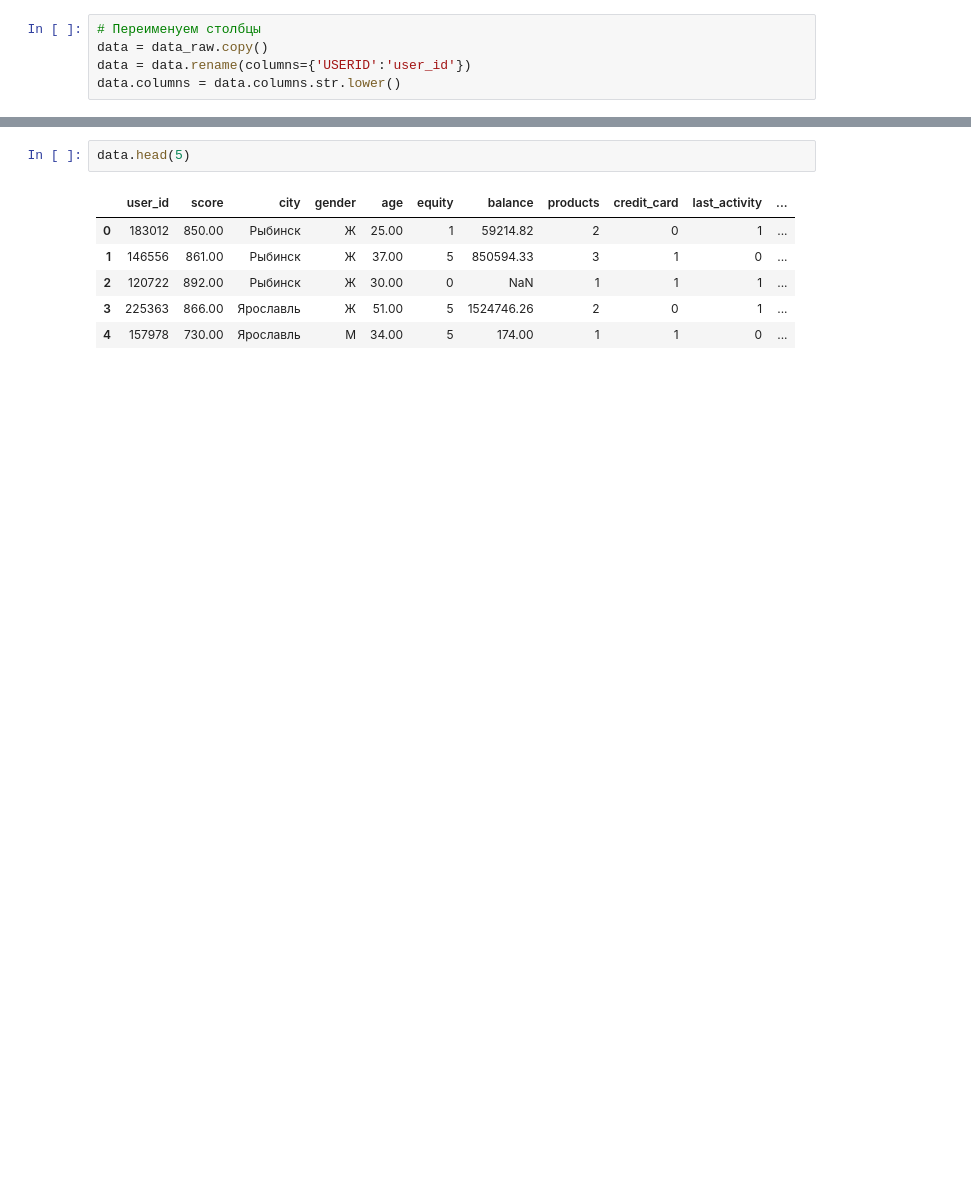
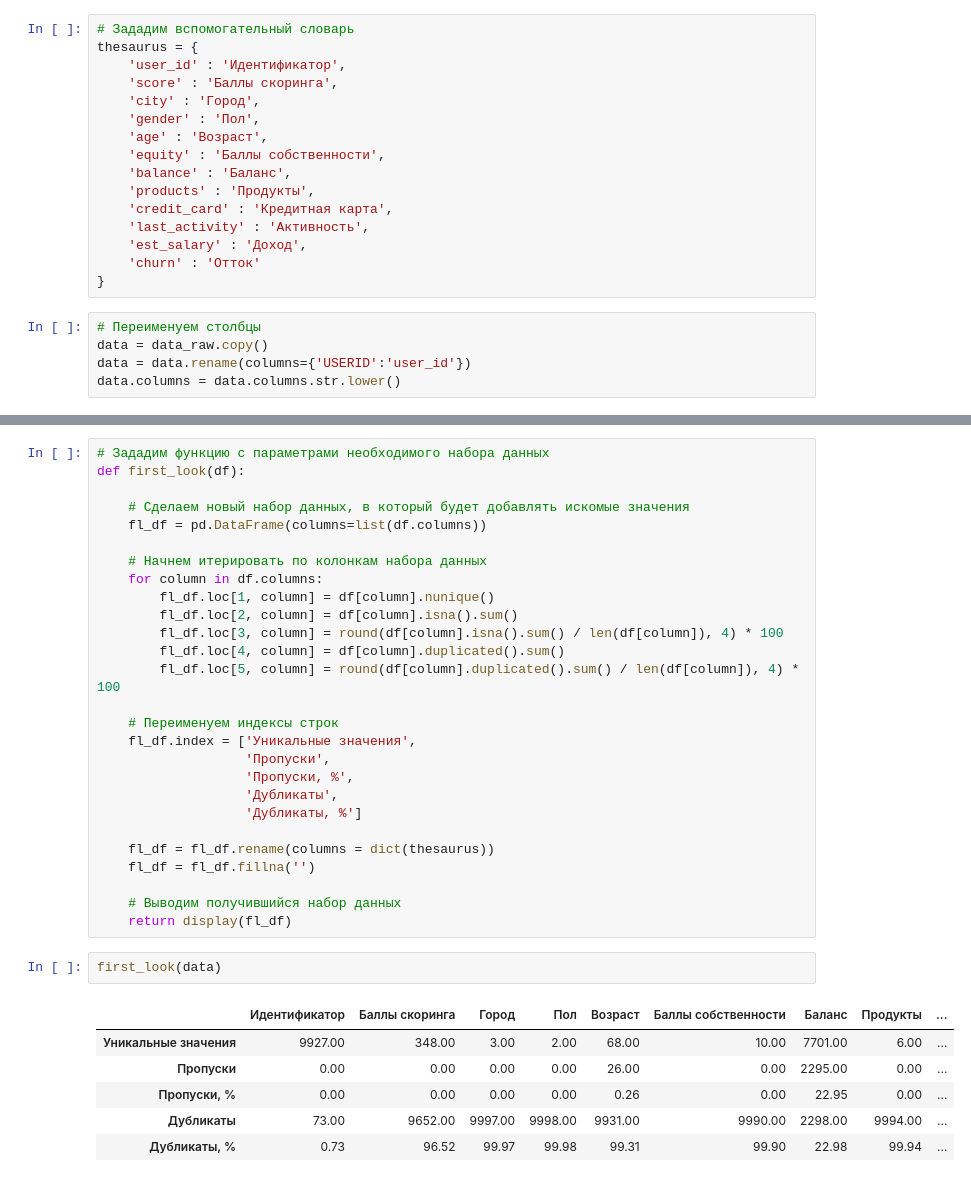
Before and after one commit to Boris-DA/Yandex.Practice, a Jupyter notebook: 12 - Финальный проект/Untitled.ipynb, the cells around one changed output, grey strips where cells are left out. Cells and saved outputs as stored; diff of their text form; blank space fills up the shorter version.

```diff
--- a/12 - Финальный проект/Untitled.ipynb
+++ b/12 - Финальный проект/Untitled.ipynb
@@ -111,6 +110,22 @@ data_raw.describe()
 | max | 229145.00 | 1000.00 | 86.00 | 9.00 | 119113552.01 | 5.00 | 1.00 | 1.00 | 1395064.45 | ... |
 # %% [markdown]
 ## Предварительная обработка данных
+# %%
+# Зададим вспомогательный словарь
+thesaurus = {
+    'user_id' : 'Идентификатор',
+    'score' : 'Баллы скоринга',
+    'city' : 'Город',
+    'gender' : 'Пол',
+    'age' : 'Возраст',
+    'equity' : 'Баллы собственности',
+    'balance' : 'Баланс',
+    'products' : 'Продукты',
+    'credit_card' : 'Кредитная карта',
+    'last_activity' : 'Активность',
+    'est_salary' : 'Доход',
+    'сhurn' : 'Отток'
+}
 # %%
 # Переименуем столбцы
 data = data_raw.copy()
@@ -145,9 +134,36 @@ memory usage: 937.6+ KB
-# %%
-data.head(5)
-# %% [output]
-|  | user_id | score | city | gender | age | equity | balance | products | credit_card | last_activity | ... |
-| 0 | 183012 | 850.00 | Рыбинск | Ж | 25.00 | 1 | 59214.82 | 2 | 0 | 1 | ... |
-| 1 | 146556 | 861.00 | Рыбинск | Ж | 37.00 | 5 | 850594.33 | 3 | 1 | 0 | ... |
-| 2 | 120722 | 892.00 | Рыбинск | Ж | 30.00 | 0 | NaN | 1 | 1 | 1 | ... |
-| 3 | 225363 | 866.00 | Ярославль | Ж | 51.00 | 5 | 1524746.26 | 2 | 0 | 1 | ... |
-| 4 | 157978 | 730.00 | Ярославль | М | 34.00 | 5 | 174.00 | 1 | 1 | 0 | ... |
+# %%
+# Зададим функцию с параметрами необходимого набора данных
+def first_look(df):
+
+    # Сделаем новый набор данных, в который будет добавлять искомые значения
+    fl_df = pd.DataFrame(columns=list(df.columns))
+
+    # Начнем итерировать по колонкам набора данных
+    for column in df.columns:
+        fl_df.loc[1, column] = df[column].nunique()
+        fl_df.loc[2, column] = df[column].isna().sum()
+        fl_df.loc[3, column] = round(df[column].isna().sum() / len(df[column]), 4) * 100
+        fl_df.loc[4, column] = df[column].duplicated().sum()
+        fl_df.loc[5, column] = round(df[column].duplicated().sum() / len(df[column]), 4) * 100
+
+    # Переименуем индексы строк
+    fl_df.index = ['Уникальные значения',
+                   'Пропуски',
+                   'Пропуски, %',
+                   'Дубликаты',
+                   'Дубликаты, %']
+
+    fl_df = fl_df.rename(columns = dict(thesaurus))
+    fl_df = fl_df.fillna('')
+
+    # Выводим получившийся набор данных
+    return display(fl_df)
+# %%
+first_look(data)
+# %% [output]
+|  | Идентификатор | Баллы скоринга | Город | Пол | Возраст | Баллы собственности | Баланс | Продукты | ... |
+| Уникальные значения | 9927.00 | 348.00 | 3.00 | 2.00 | 68.00 | 10.00 | 7701.00 | 6.00 | ... |
+| Пропуски | 0.00 | 0.00 | 0.00 | 0.00 | 26.00 | 0.00 | 2295.00 | 0.00 | ... |
+| Пропуски, % | 0.00 | 0.00 | 0.00 | 0.00 | 0.26 | 0.00 | 22.95 | 0.00 | ... |
+| Дубликаты | 73.00 | 9652.00 | 9997.00 | 9998.00 | 9931.00 | 9990.00 | 2298.00 | 9994.00 | ... |
+| Дубликаты, % | 0.73 | 96.52 | 99.97 | 99.98 | 99.31 | 99.90 | 22.98 | 99.94 | ... |
```
Also changed, not shown: parts of 13 cells of this notebook, 2 other files.
